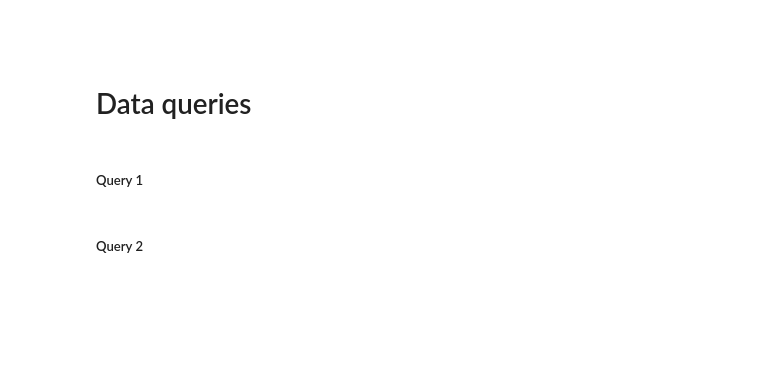
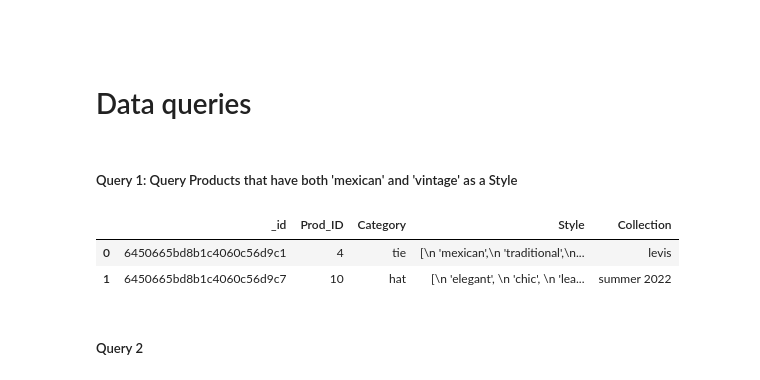
Before and after one commit to robperch/UCB_analysis_design_databases_DP, a Jupyter notebook: notebooks/dp3_mongo_Kosuke.ipynb, the cells around one changed output. Saved outputs shown, nothing was run; the diff lists cells and outputs as text; code cells hidden in the pictures; blank space fills up the shorter version.

Commit message:
Added a query for product

```diff
--- a/notebooks/dp3_mongo_Kosuke.ipynb
+++ b/notebooks/dp3_mongo_Kosuke.ipynb
@@ -75,8 +69,27 @@ mdb_collection_prod.insert_many(json_prod)
 ###
 # %% [markdown]
 # Data queries
+# %%
+def MongoDB_to_DataFrame(query):
+    ls_results = []
+    for doc in query :
+        ls_results.append(doc)
+    return pd.DataFrame.from_dict(ls_results)
 # %% [markdown]
-##### Query 1
+##### Query 1: Query Products that have both 'mexican' and 'vintage' as a Style
+# %%
+query1 = mdb_collection_prod.find({
+    "$and": [
+        {"Style": {"$regex": ".*mexican.*"}},
+        {"Style": {"$regex": ".*vintage.*"}}
+    ]
+})
+# %%
+MongoDB_to_DataFrame(query1)
+# %% [output]
+|  | _id | Prod_ID | Category | Style | Collection |
+| 0 | 6450665bd8b1c4060c56d9c1 | 4 | tie | [\n 'mexican',\n 'traditional',\n... | levis |
+| 1 | 6450665bd8b1c4060c56d9c7 | 10 | hat | [\n 'elegant', \n 'chic', \n 'lea... | summer 2022 |
 # %% [markdown]
 ##### Query 2
 # %% [markdown]
```
Also changed, not shown: parts of 3 cells of this notebook, 2 other files.
